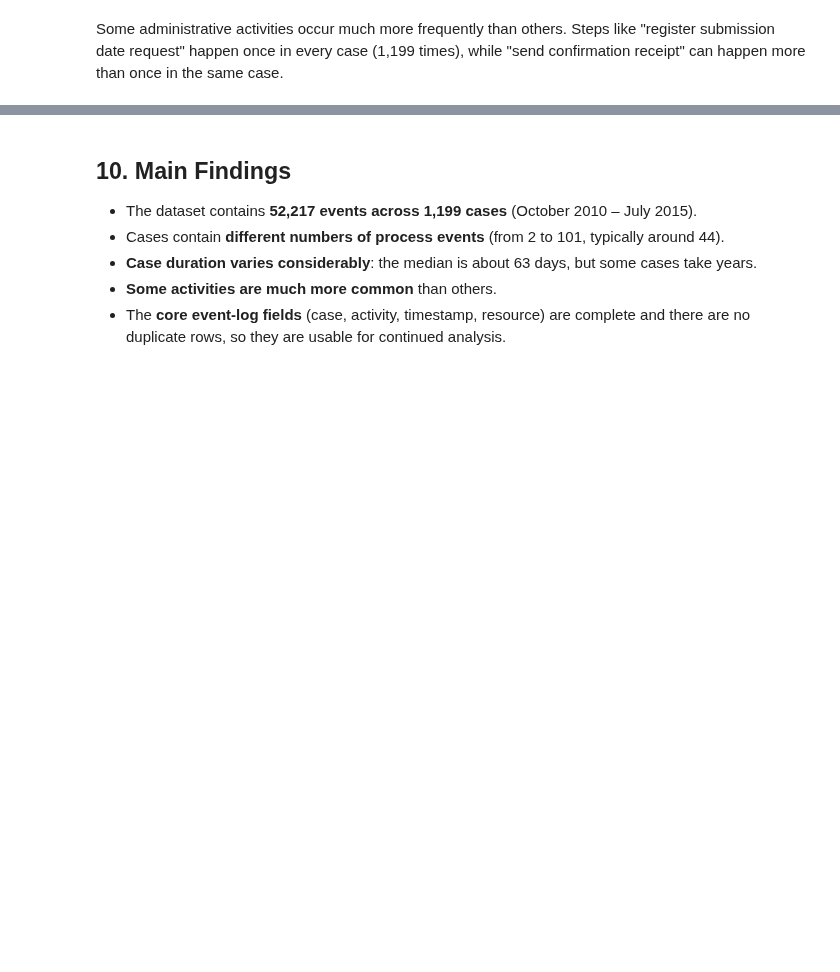
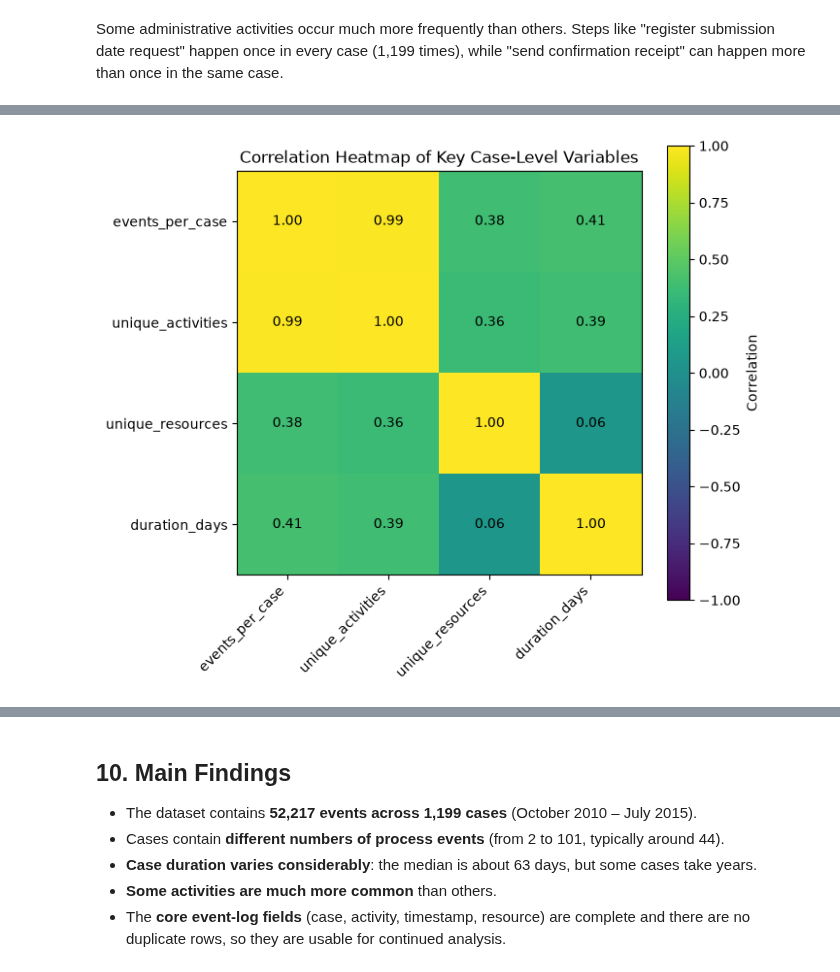
Before and after one commit to cikicali369-glitch/GA-Data-Science-Capstone-Ali, a Jupyter notebook: notebooks/01_EDA.ipynb, the cells around one changed output, grey strips where cells are left out. Drawn from its saved outputs; the diff is of its cells as text; code cells hidden in the pictures; blank space fills up the shorter version.

```diff
--- a/notebooks/01_EDA.ipynb
+++ b/notebooks/01_EDA.ipynb
@@ -384,0 +439,12 @@ happen once in every case (1,199 times), while "send confirmation receipt" can h
+# %%
+case_level = df.groupby("case:concept:name").agg(
+    events_per_case=("concept:name", "size"),
+    unique_activities=("concept:name", "nunique"),
+    unique_resources=("org:resource", "nunique"),
+)
+case_level = case_level.loc[ended_cases.index]          # same ended cases as in 9.2
+case_level["duration_days"] = ended_cases["duration_days"]
+print("Cases used:", len(case_level))
+
+correlation = case_level.corr()
+correlation.round(2)
@@ -384,0 +458,17 @@ happen once in every case (1,199 times), while "send confirmation receipt" can h
+# %%
+plt.figure(figsize=(7, 6))
+plt.imshow(correlation, vmin=-1, vmax=1)
+plt.colorbar(label="Correlation")
+plt.xticks(range(len(correlation.columns)), correlation.columns, rotation=45, ha="right")
+plt.yticks(range(len(correlation.columns)), correlation.columns)
+
+# write the correlation value in each square
+for i in range(len(correlation.columns)):
+    for j in range(len(correlation.columns)):
+        plt.text(j, i, f"{correlation.iloc[i, j]:.2f}", ha="center", va="center")
+
+plt.title("Correlation Heatmap of Key Case-Level Variables")
+plt.tight_layout()
+plt.show()
+# %% [output]
+[figure, added]
```
Also changed, not shown: parts of 8 cells of this notebook.
